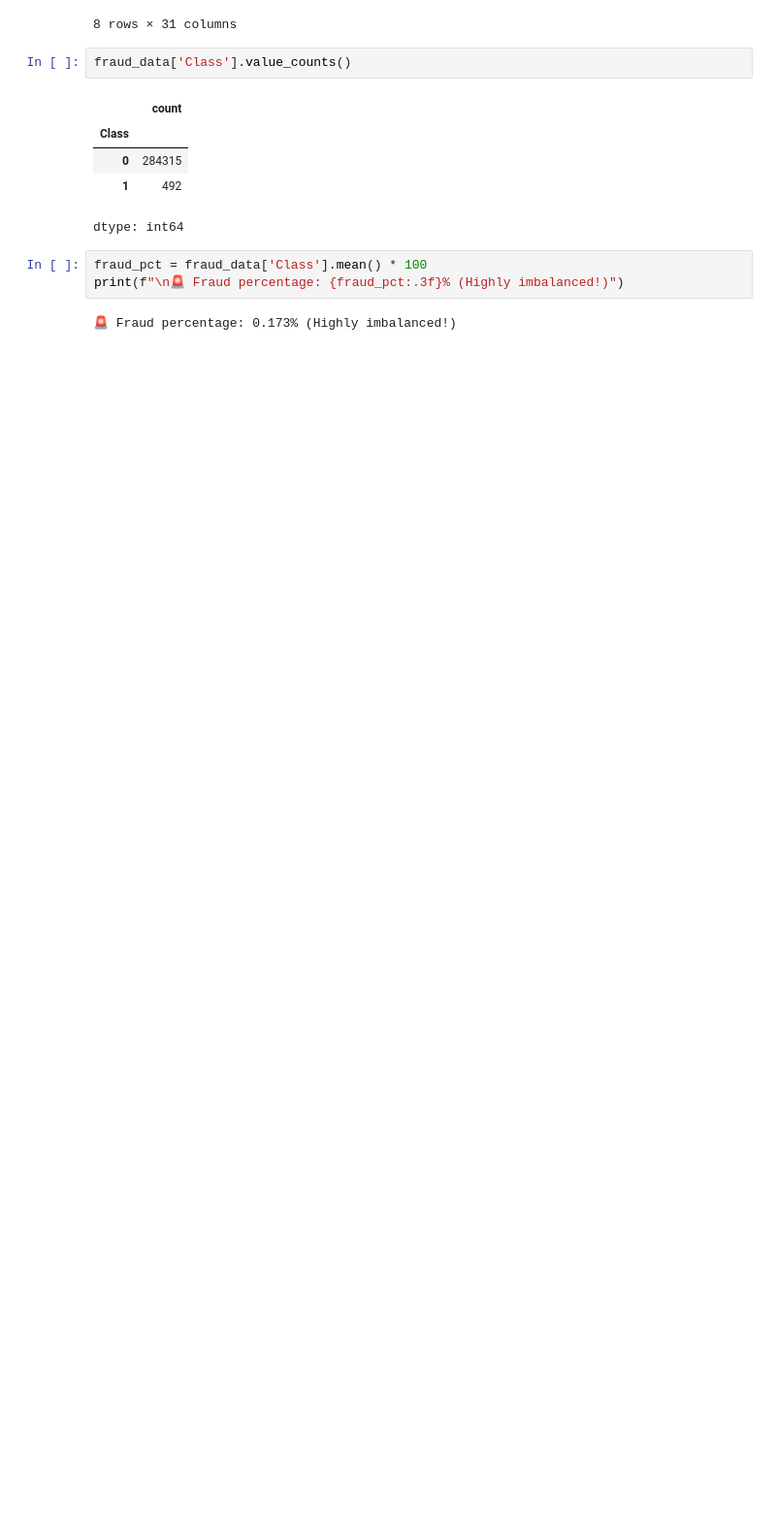
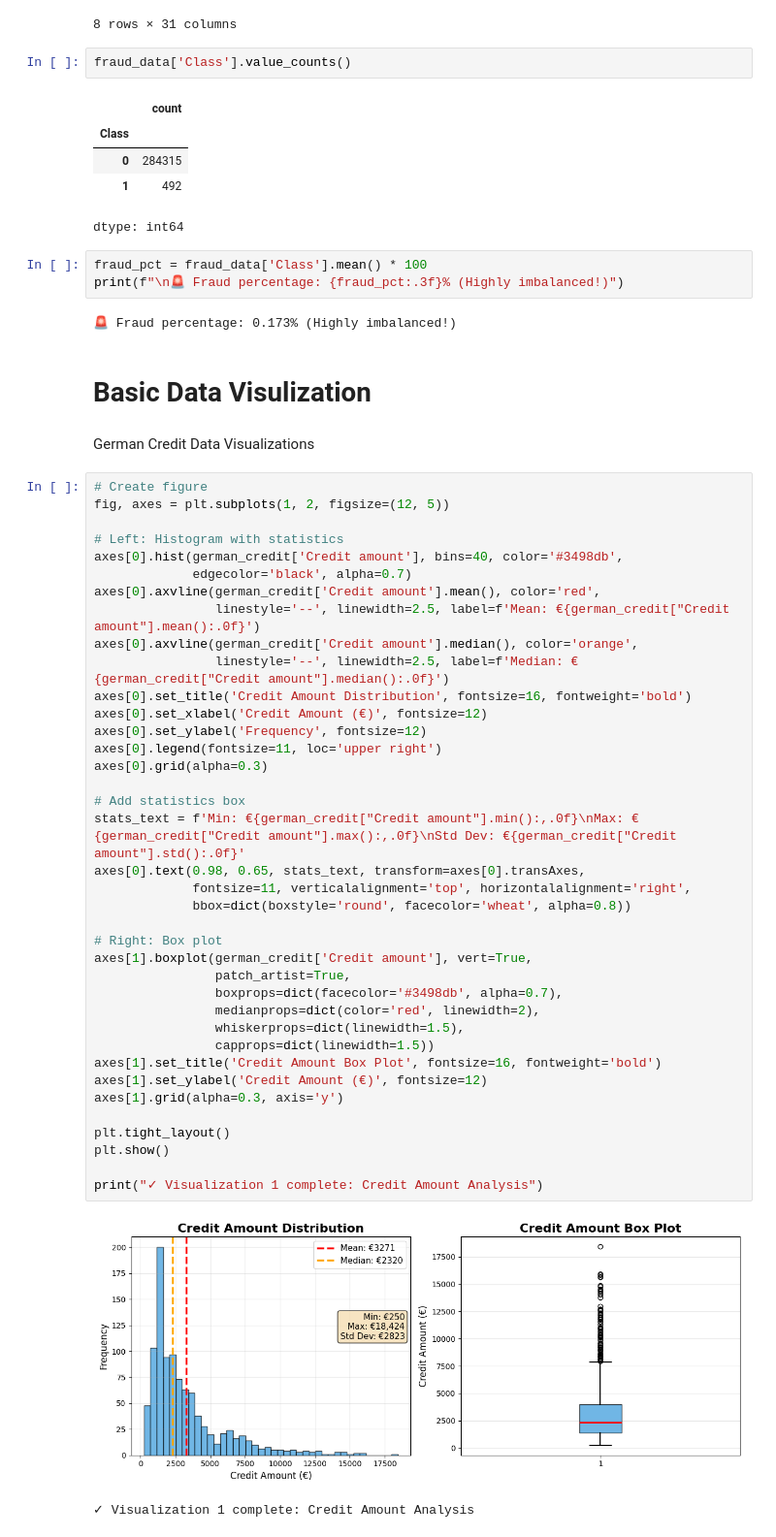
Before and after one commit to ManasAyyalaraju/personal-finance-health-predictor, a Jupyter notebook: notebooks/01_Data_Exploration.ipynb, the cells around one changed output. Shown at 97% size. Saved outputs shown, nothing was run; the diff lists cells and outputs as text; blank space fills up the shorter version.

Commit message:
Introduction to Data and Basic Visulizations

```diff
--- a/notebooks/01_Data_Exploration.ipynb
+++ b/notebooks/01_Data_Exploration.ipynb
@@ -263,3 +267,48 @@ fraud_pct = fraud_data['Class'].mean() * 100
 print(f"\n🚨 Fraud percentage: {fraud_pct:.3f}% (Highly imbalanced!)")
 # %% [output]
 🚨 Fraud percentage: 0.173% (Highly imbalanced!)
+# %% [markdown]
+# Basic Data Visulization
+# %% [markdown]
+German Credit Data Visualizations
+# %%
+# Create figure
+fig, axes = plt.subplots(1, 2, figsize=(12, 5))
+
+# Left: Histogram with statistics
+axes[0].hist(german_credit['Credit amount'], bins=40, color='#3498db',
+             edgecolor='black', alpha=0.7)
+axes[0].axvline(german_credit['Credit amount'].mean(), color='red',
+                linestyle='--', linewidth=2.5, label=f'Mean: €{german_credit["Credit amount"].mean():.0f}')
+axes[0].axvline(german_credit['Credit amount'].median(), color='orange',
+                linestyle='--', linewidth=2.5, label=f'Median: €{german_credit["Credit amount"].median():.0f}')
+axes[0].set_title('Credit Amount Distribution', fontsize=16, fontweight='bold')
+axes[0].set_xlabel('Credit Amount (€)', fontsize=12)
+axes[0].set_ylabel('Frequency', fontsize=12)
+axes[0].legend(fontsize=11, loc='upper right')
+axes[0].grid(alpha=0.3)
+
+# Add statistics box
+stats_text = f'Min: €{german_credit["Credit amount"].min():,.0f}\nMax: €{german_credit["Credit amount"].max():,.0f}\nStd Dev: €{german_credit["Credit amount"].std():.0f}'
+axes[0].text(0.98, 0.65, stats_text, transform=axes[0].transAxes,
+             fontsize=11, verticalalignment='top', horizontalalignment='right',
+             bbox=dict(boxstyle='round', facecolor='wheat', alpha=0.8))
+
+# Right: Box plot
+axes[1].boxplot(german_credit['Credit amount'], vert=True,
+                patch_artist=True,
+                boxprops=dict(facecolor='#3498db', alpha=0.7),
+                medianprops=dict(color='red', linewidth=2),
+                whiskerprops=dict(linewidth=1.5),
+                capprops=dict(linewidth=1.5))
+axes[1].set_title('Credit Amount Box Plot', fontsize=16, fontweight='bold')
+axes[1].set_ylabel('Credit Amount (€)', fontsize=12)
+axes[1].grid(alpha=0.3, axis='y')
+
+plt.tight_layout()
+plt.show()
+
+print("✓ Visualization 1 complete: Credit Amount Analysis")
+# %% [output]
+[figure, added]
+✓ Visualization 1 complete: Credit Amount Analysis
```
Also changed, not shown: parts of 18 cells of this notebook.
